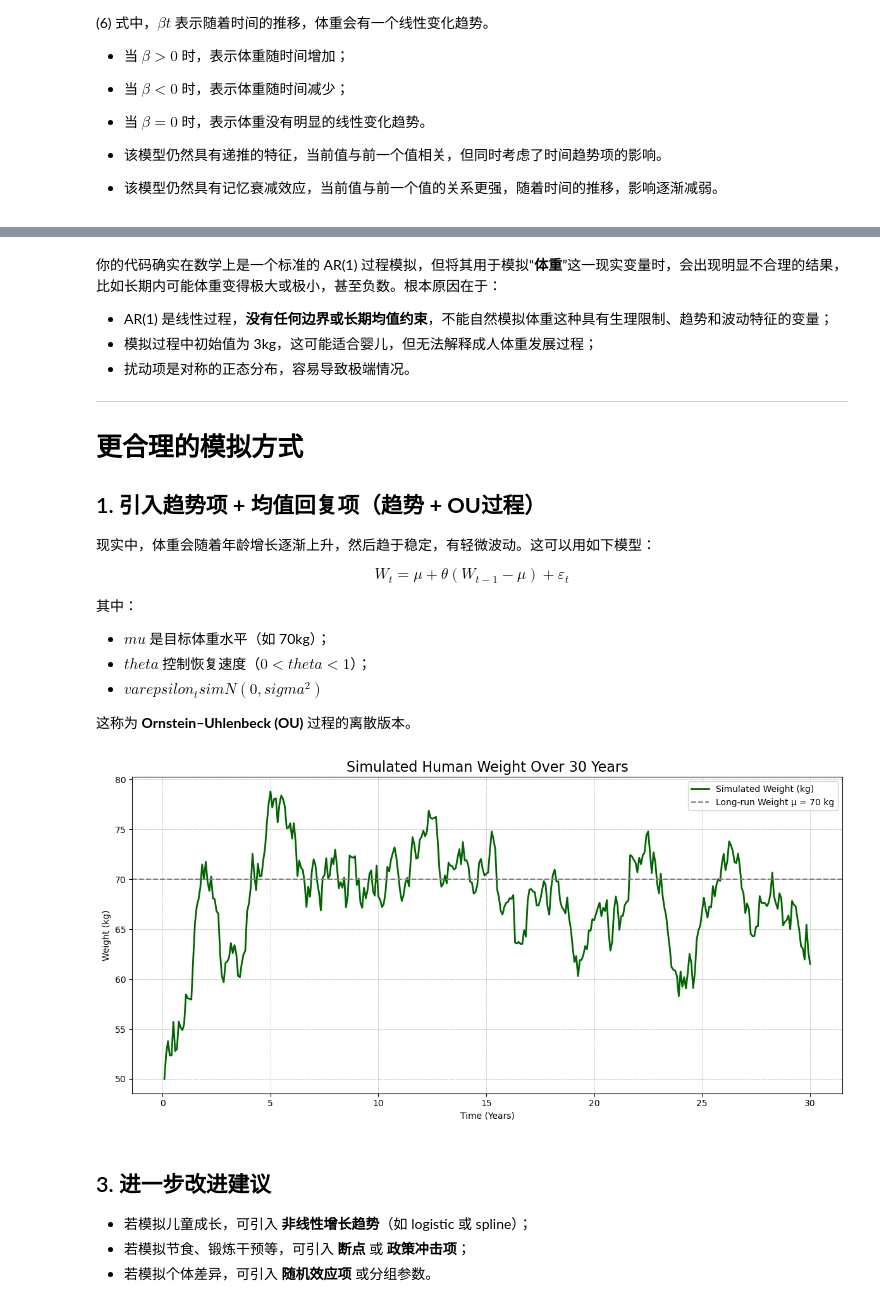
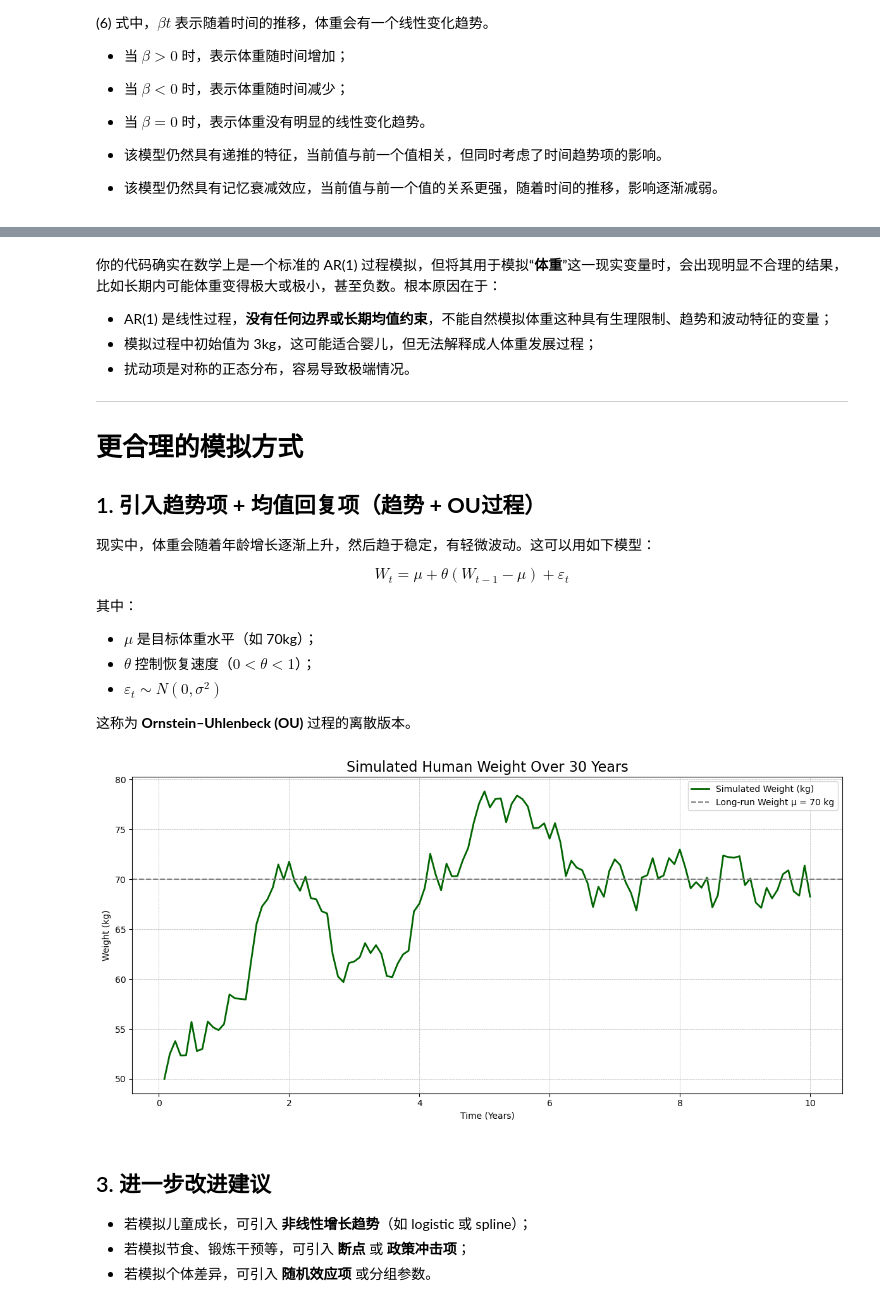
Before and after one commit to arlionn/dslian, a Jupyter notebook: body/TS_man_weight.ipynb, the cells around one changed output, grey strips where cells are left out. Cells and saved outputs as stored; diff of their text form; code cells hidden in the pictures.

```diff
--- a/body/TS_man_weight.ipynb
+++ b/body/TS_man_weight.ipynb
@@ -128,26 +142,25 @@ $$X_t = \phi_1 X_{t-1} + \beta t + \epsilon_t \tag{6}$$
 - 该模型仍然具有递推的特征，当前值与前一个值相关，但同时考虑了时间趋势项的影响。
 - 该模型仍然具有记忆衰减效应，当前值与前一个值的关系更强，随着时间的推移，影响逐渐减弱。
 # %%
-# 带有时间趋势项的 AR(1) 模型
-
-import numpy as np
-import matplotlib.pyplot as plt
+# 带有时间趋势项的 AR(1) 模型 (每年 12 个月)
 
 # 参数设置
-phi_1 = 0.99  # AR(1) 系数
-sigma = 5  # 随机扰动项的标准差
+phi_1 = 0.96  # AR(1) 系数
+sigma = 2  # 随机扰动项的标准差
 X_0 = 60      # 初始体重 (kg)
 n_years = 10  # 模拟 10 年
-t = np.arange(1, n_years + 1)  # 时间轴 (以年为单位)
+n_steps = n_years * 12  # 每年 12 个月
+t = np.arange(1, n_steps + 1) / 12  # 时间轴 (以年为单位)
 beta = 0.5    # 时间趋势项的系数
 
 # 随机扰动项 (白噪声)
-epsilon = np.random.normal(loc=0, scale=sigma, size=n_years)
+np.random.seed(12345)  # 固定随机种子以便复现
+epsilon = np.random.normal(loc=0, scale=sigma, size=n_steps)
 
 # 模拟带时间趋势项的 AR(1) 过程
-X = np.zeros(n_years)
+X = np.zeros(n_steps)
 X[0] = X_0
-for i in range(1, n_years):
+for i in range(1, n_steps):
     X[i] = phi_1 * X[i-1] + beta * t[i] + epsilon[i]
 
 # 绘图
@@ -183,9 +196,9 @@ $$
 
 其中：
 
-- $mu$ 是目标体重水平（如 70kg）；
-- $theta$ 控制恢复速度（$0 < theta < 1$）；
-- $varepsilon_t sim N(0, sigma^2)$
+- $\mu$ 是目标体重水平（如 70kg）；
+- $\theta$ 控制恢复速度（$0 < \theta < 1$）；
+- $\varepsilon_t \sim N(0, \sigma^2)$
 
 这称为 **Ornstein–Uhlenbeck (OU)** 过程的离散版本。
 # %%
@@ -197,35 +210,35 @@ import matplotlib.pyplot as plt
 # 设置参数
 mu = 70          # 长期均衡体重 (kg)
 theta = 0.95     # 回复速度 (0<theta<1，越小回复越快)
 sigma = 1.5      # 扰动项标准差
 W_0 = 50         # 初始体重 (kg)
-n_years = 30
+n_years = 10
 n_steps = n_years * 12
 
 # 白噪声扰动项
 np.random.seed(123)
 epsilon = np.random.normal(0, sigma, n_steps)
 
 # 模拟 OU 过程
 W = np.zeros(n_steps)
 W[0] = W_0
 for t in range(1, n_steps):
     W[t] = mu + theta * (W[t-1] - mu) + epsilon[t]
 
 # 绘图
 time = np.arange(1, n_steps + 1) / 12
 plt.figure(figsize=(12, 6))
 plt.plot(time, W, label="Simulated Weight (kg)", color="darkgreen", linewidth=2)
 plt.axhline(mu, color="gray", linestyle="--", label=f"Long-run Weight μ = {mu} kg")
 plt.title("Simulated Human Weight Over 30 Years", fontsize=16)
 plt.xlabel("Time (Years)")
 plt.ylabel("Weight (kg)")
 plt.grid(True, linestyle="--", linewidth=0.5)
 plt.legend()
 plt.tight_layout()
 plt.show()
 # %% [output]
-[figure, old version]
+[figure, new version]
 # %% [markdown]
 ## 3. 进一步改进建议
 
```
Also changed, not shown: parts of 4 cells of this notebook, 18 other files.
